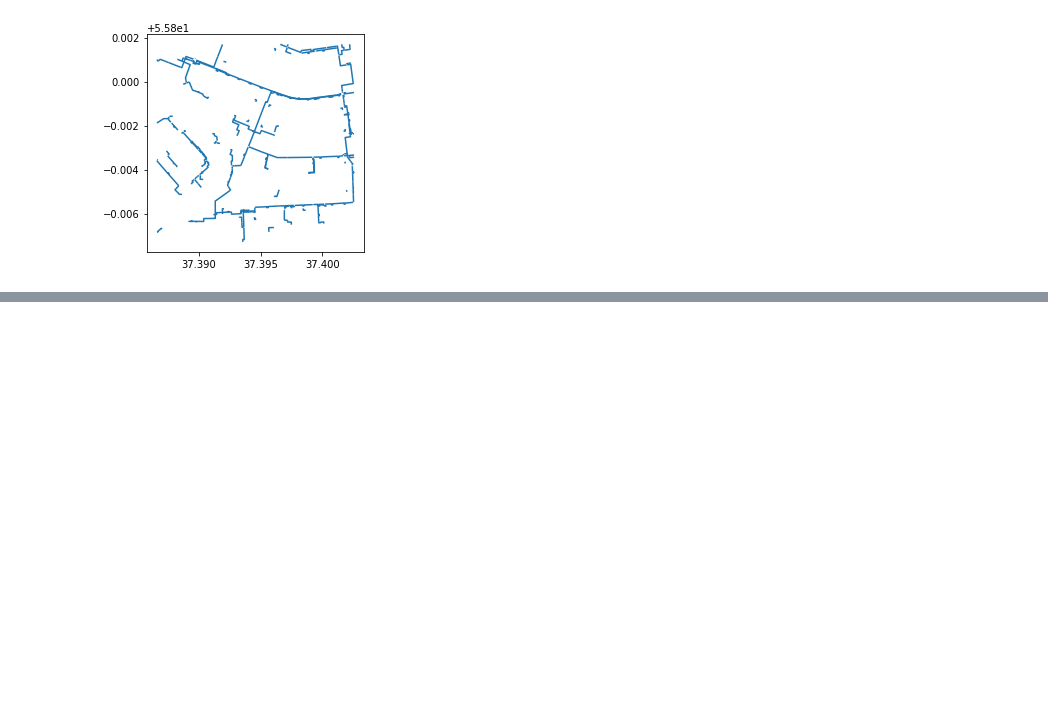
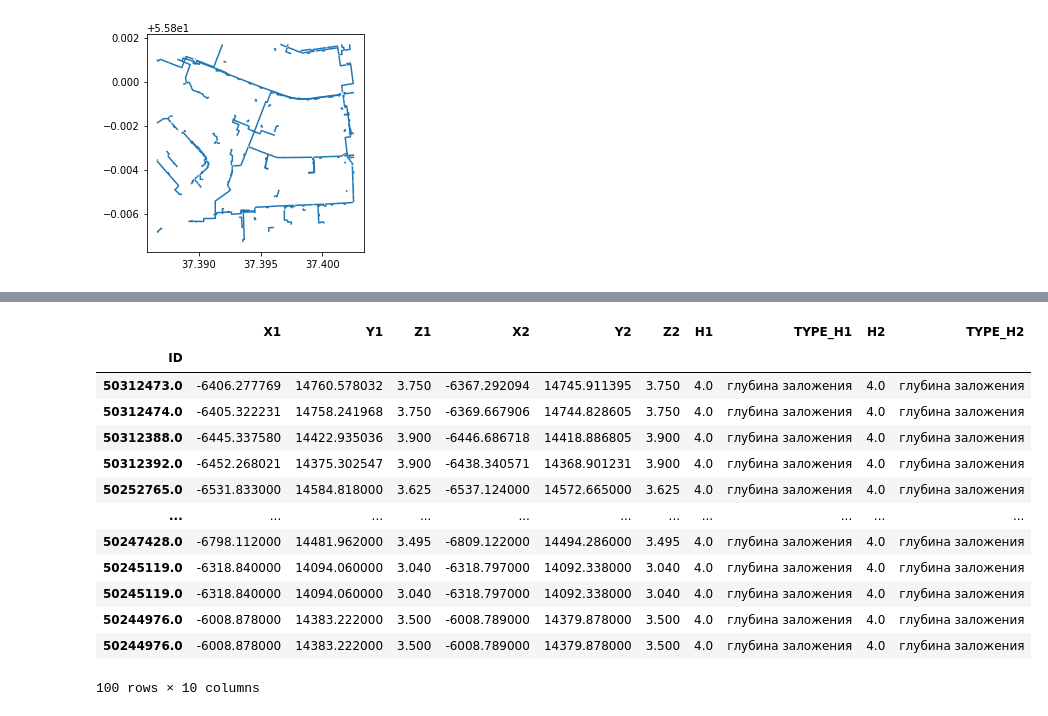
Before and after one commit to Sladge17/gpkg2obj, a Jupyter notebook: pynbook.ipynb, the cells around one changed output, grey strips where cells are left out. Drawn from its saved outputs; the diff is of its cells as text; code cells hidden in the pictures; blank space fills up the shorter version.

Commit message:
output raw data

```diff
--- a/pynbook.ipynb
+++ b/pynbook.ipynb
@@ -55,0 +40,10 @@ Index(['ID_OWNER', 'STATE', 'STATUS', 'DISPOS', 'MATERIAL', 'SECT_TYPE',
+# %%
+data1 = data[['ID_OWNER', 'VID', 'STATE', 'STATUS', 'DISPOS', 'MATERIAL']]
+data2 = data[['SECT_TYPE', 'SECT_WIDTH', 'SECT_HEIGH', 'OCOUNT', 'PRESSURE', 'OWNER']]
+data3 = data[['X1', 'Y1', 'Z1', 'X2', 'Y2', 'Z2', 'H1', 'TYPE_H1', 'H2', 'TYPE_H2']]
+data4 = data[['LINK1', 'LINK2', 'ID_ENG', 'ANGLE', 'SCALE', 'BASIS', 'PARENT_VID']]
+data5 = data[['DATE_ICH', 'DATE_SPS', 'LENGTH', 'LENGTH_ICH', 'NUMB_OPS', 'NUMB_OATI']]
+data6 = data[['DIAM_INNER', 'ADDRESS', 'CUSTOMER', 'BUILDERS', 'layer', 'path']]
+data7 = data[['geometry']]
+# %%
+count = 100
@@ -55,0 +84,17 @@ Index(['ID_OWNER', 'STATE', 'STATUS', 'DISPOS', 'MATERIAL', 'SECT_TYPE',
+# %%
+data3.head(count)
+# %% [output]
+|  | X1 | Y1 | Z1 | X2 | Y2 | Z2 | H1 | TYPE_H1 | H2 | TYPE_H2 |
+| ID |  |  |  |  |  |  |  |  |  |  |
+| 50312473.0 | -6406.277769 | 14760.578032 | 3.750 | -6367.292094 | 14745.911395 | 3.750 | 4.0 | глубина заложения | 4.0 | глубина заложения |
+| 50312474.0 | -6405.322231 | 14758.241968 | 3.750 | -6369.667906 | 14744.828605 | 3.750 | 4.0 | глубина заложения | 4.0 | глубина заложения |
+| 50312388.0 | -6445.337580 | 14422.935036 | 3.900 | -6446.686718 | 14418.886805 | 3.900 | 4.0 | глубина заложения | 4.0 | глубина заложения |
+| 50312392.0 | -6452.268021 | 14375.302547 | 3.900 | -6438.340571 | 14368.901231 | 3.900 | 4.0 | глубина заложения | 4.0 | глубина заложения |
+| 50252765.0 | -6531.833000 | 14584.818000 | 3.625 | -6537.124000 | 14572.665000 | 3.625 | 4.0 | глубина заложения | 4.0 | глубина заложения |
+| ... | ... | ... | ... | ... | ... | ... | ... | ... | ... | ... |
+| 50247428.0 | -6798.112000 | 14481.962000 | 3.495 | -6809.122000 | 14494.286000 | 3.495 | 4.0 | глубина заложения | 4.0 | глубина заложения |
+| 50245119.0 | -6318.840000 | 14094.060000 | 3.040 | -6318.797000 | 14092.338000 | 3.040 | 4.0 | глубина заложения | 4.0 | глубина заложения |
+| 50245119.0 | -6318.840000 | 14094.060000 | 3.040 | -6318.797000 | 14092.338000 | 3.040 | 4.0 | глубина заложения | 4.0 | глубина заложения |
+| 50244976.0 | -6008.878000 | 14383.222000 | 3.500 | -6008.789000 | 14379.878000 | 3.500 | 4.0 | глубина заложения | 4.0 | глубина заложения |
+| 50244976.0 | -6008.878000 | 14383.222000 | 3.500 | -6008.789000 | 14379.878000 | 3.500 | 4.0 | глубина заложения | 4.0 | глубина заложения |
+100 rows × 10 columns
```
Also changed, not shown: parts of 11 cells of this notebook.
